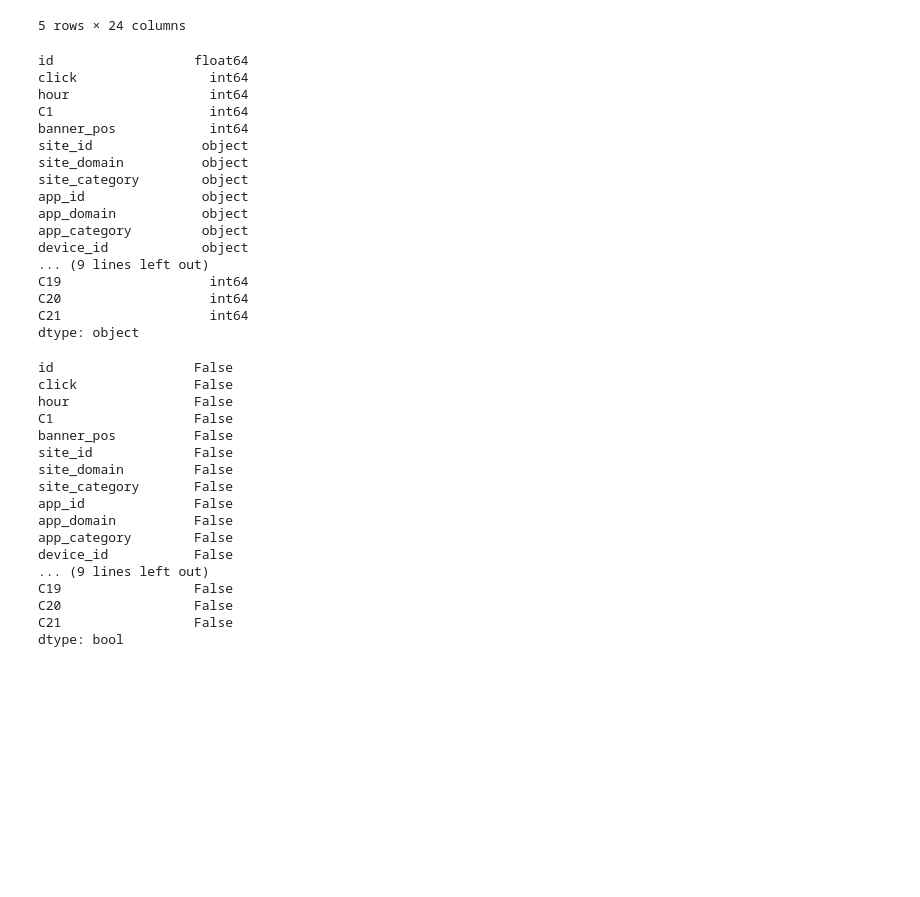
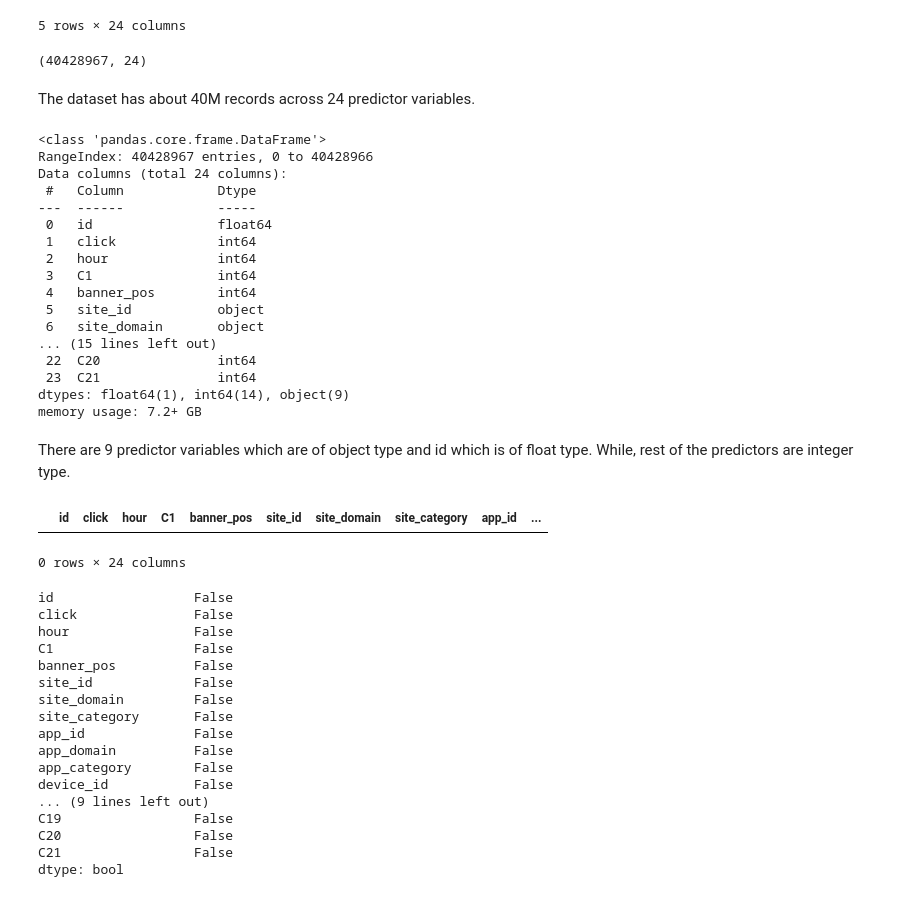
Before and after one commit to kris2692/Springboard_Avazu_Capstone_2, a Jupyter notebook: EDA/Avazu_Capstone_2_EDA.ipynb, the cells around one changed output. Drawn from its saved outputs; the diff is of its cells as text; code cells hidden in the pictures; blank space fills up the shorter version.

```diff
--- a/EDA/Avazu_Capstone_2_EDA.ipynb
+++ b/EDA/Avazu_Capstone_2_EDA.ipynb
@@ -22,26 +26,40 @@ df_raw.head()
 | 3 | 1.000064e+19 | 0 | 14102100 | 1005 | 0 | 1fbe01fe | f3845767 | 28905ebd | ecad2386 | ... |
 | 4 | 1.000068e+19 | 0 | 14102100 | 1005 | 1 | fe8cc448 | 9166c161 | 0569f928 | ecad2386 | ... |
 5 rows × 24 columns
+# %%
+#shape of dataframe
+df_raw.shape
+# %% [output]
+(40428967, 24)
+# %% [markdown]
+The dataset has about 40M records across 24 predictor variables.
 # %%
-df_raw.dtypes
+df_raw.info()
 # %% [output]
-id                  float64
-click                 int64
-hour                  int64
-C1                    int64
-banner_pos            int64
-site_id              object
-site_domain          object
-site_category        object
-app_id               object
-app_domain           object
-app_category         object
-device_id            object
-... (9 lines left out)
-C19                   int64
-C20                   int64
-C21                   int64
-dtype: object
+<class 'pandas.core.frame.DataFrame'>
+RangeIndex: 40428967 entries, 0 to 40428966
+Data columns (total 24 columns):
+ #   Column            Dtype
+---  ------            -----
+ 0   id                float64
+ 1   click             int64
+ 2   hour              int64
+ 3   C1                int64
+ 4   banner_pos        int64
+ 5   site_id           object
+ 6   site_domain       object
+... (15 lines left out)
+ 22  C20               int64
+ 23  C21               int64
+dtypes: float64(1), int64(14), object(9)
+memory usage: 7.2+ GB
+# %% [markdown]
+There are 9 predictor variables which are of object type and id which is of float type. While, rest of the predictors are integer type.
+# %%
+df_raw[df_raw.duplicated(keep=False)]
+# %% [output]
+|  | id | click | hour | C1 | banner_pos | site_id | site_domain | site_category | app_id | ... |
+0 rows × 24 columns
 # %%
 df_raw.isna().any()
 # %% [output]
```
Also changed, not shown: parts of 15 cells of this notebook.
